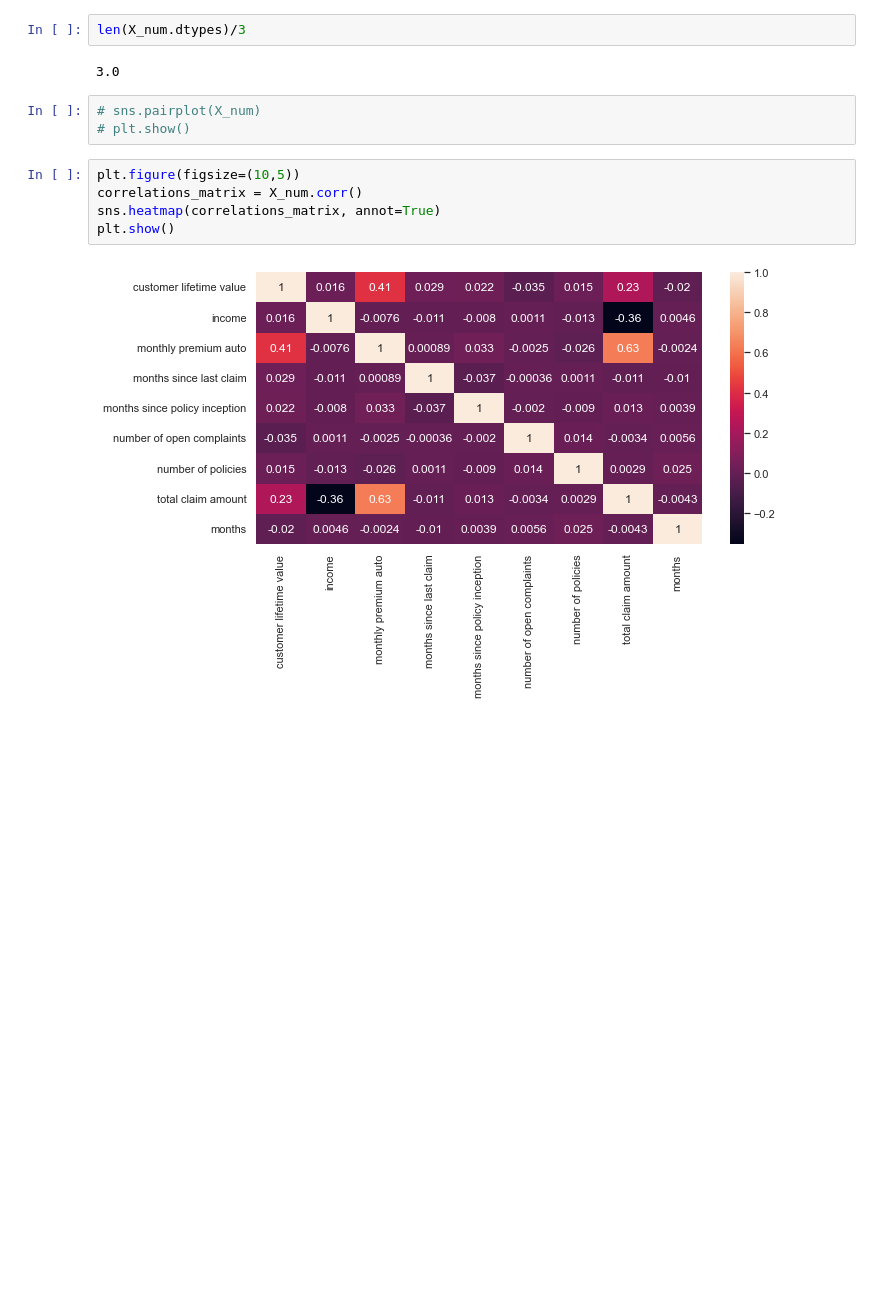
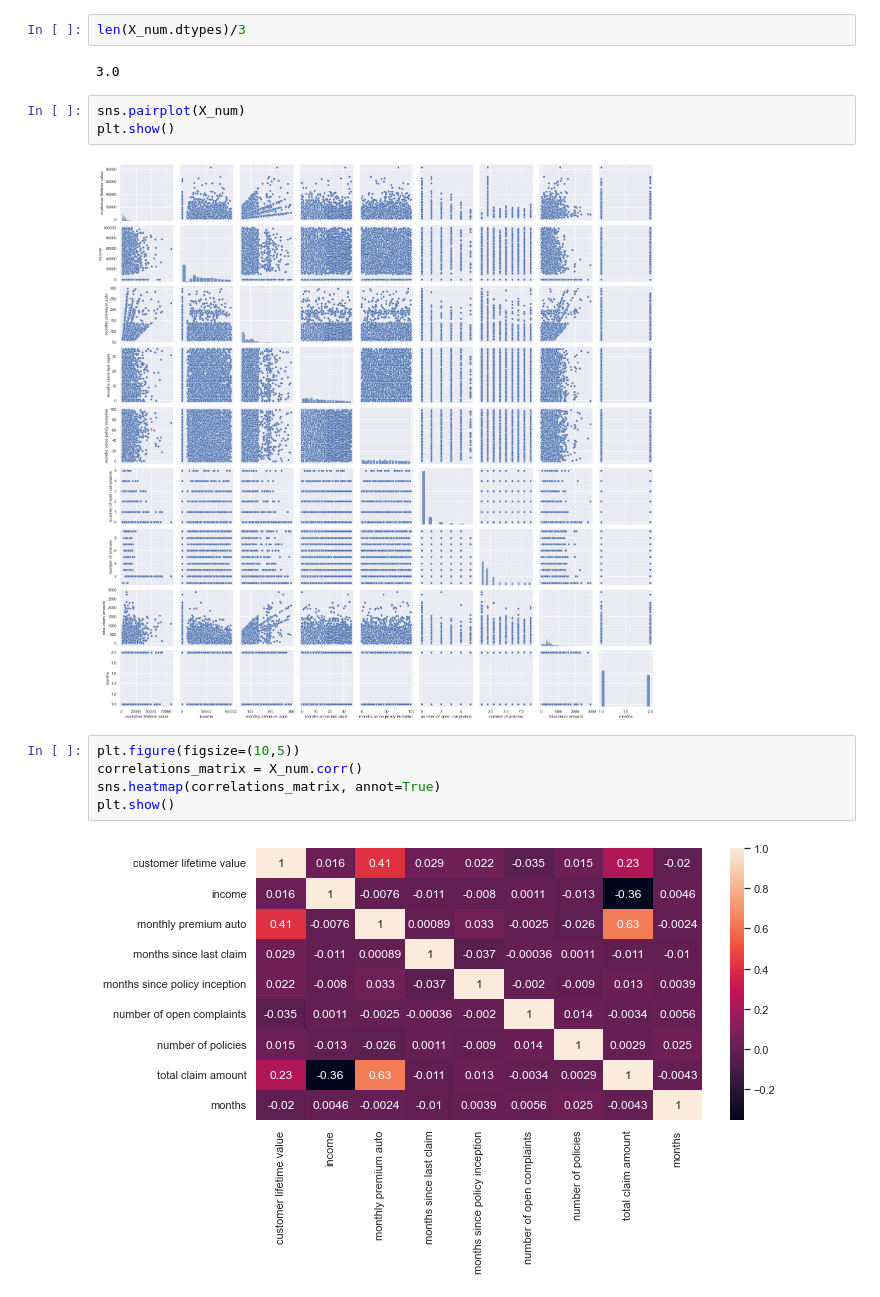
Before and after one commit to Jesus-Almansa/lab-customer-analysis-round-2, a Jupyter notebook: files_for_lab/csv_files/customer_analysis_round5.ipynb, the cells around one changed output. Cells and saved outputs as stored; diff of their text form; blank space fills up the shorter version.

```diff
--- a/files_for_lab/csv_files/customer_analysis_round5.ipynb
+++ b/files_for_lab/csv_files/customer_analysis_round5.ipynb
@@ -214,8 +214,10 @@ len(X_num.dtypes)/3
 # %% [output]
 3.0
 # %%
-# sns.pairplot(X_num)
-# plt.show()
+sns.pairplot(X_num)
+plt.show()
+# %% [output]
+[figure, added]
 # %%
 plt.figure(figsize=(10,5))
 correlations_matrix = X_num.corr()
```
Also changed, not shown: parts of 7 cells of this notebook.
